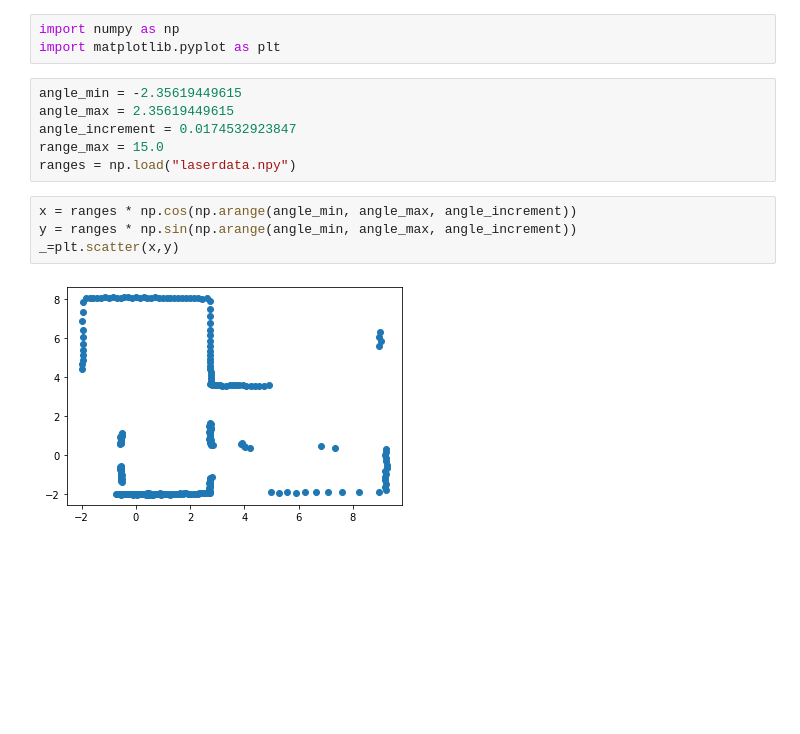
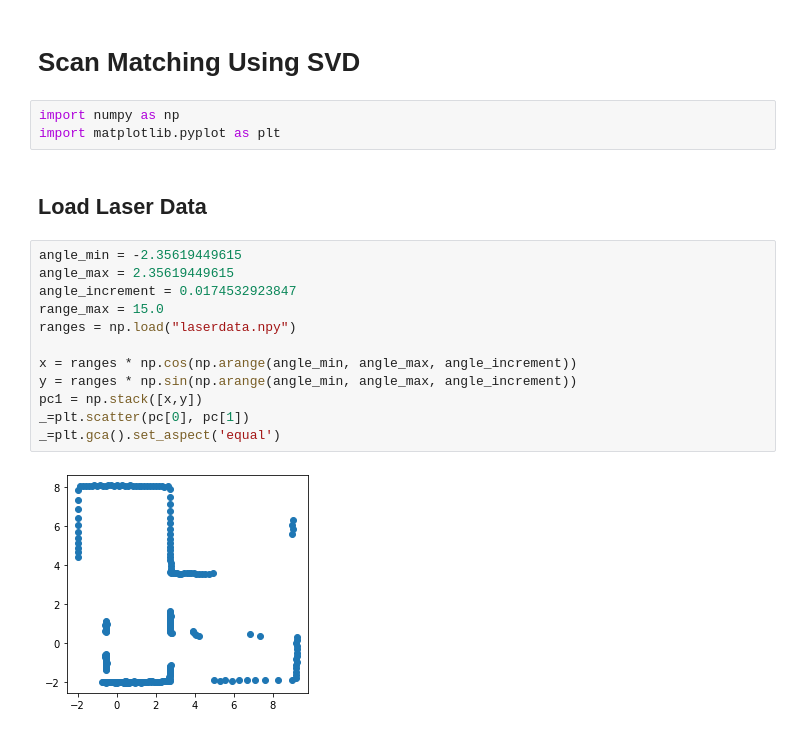
Before and after one commit to salihmarangoz/basic_scan_matcher, a Jupyter notebook: notebook/Untitled.ipynb, the cells around one changed output. Cells and saved outputs as stored; diff of their text form; blank space fills up the shorter version.

Commit message:
added svd scan matcher

```diff
--- a/notebook/Untitled.ipynb
+++ b/notebook/Untitled.ipynb
@@ -4,15 +4,21 @@
+# %% [markdown]
+# Scan Matching Using SVD
 # %%
 import numpy as np
 import matplotlib.pyplot as plt
+# %% [markdown]
+## Load Laser Data
 # %%
 angle_min = -2.35619449615
 angle_max = 2.35619449615
 angle_increment = 0.0174532923847
 range_max = 15.0
 ranges = np.load("laserdata.npy")
+
+x = ranges * np.cos(np.arange(angle_min, angle_max, angle_increment))
+y = ranges * np.sin(np.arange(angle_min, angle_max, angle_increment))
+pc1 = np.stack([x,y])
+_=plt.scatter(pc[0], pc[1])
+_=plt.gca().set_aspect('equal')
+# %% [output]
+[figure, added]
-# %%
-x = ranges * np.cos(np.arange(angle_min, angle_max, angle_increment))
-y = ranges * np.sin(np.arange(angle_min, angle_max, angle_increment))
-_=plt.scatter(x,y)
-# %% [output]
-[figure, removed]
```
Also changed, not shown: parts of 11 cells of this notebook, 2 other files.
